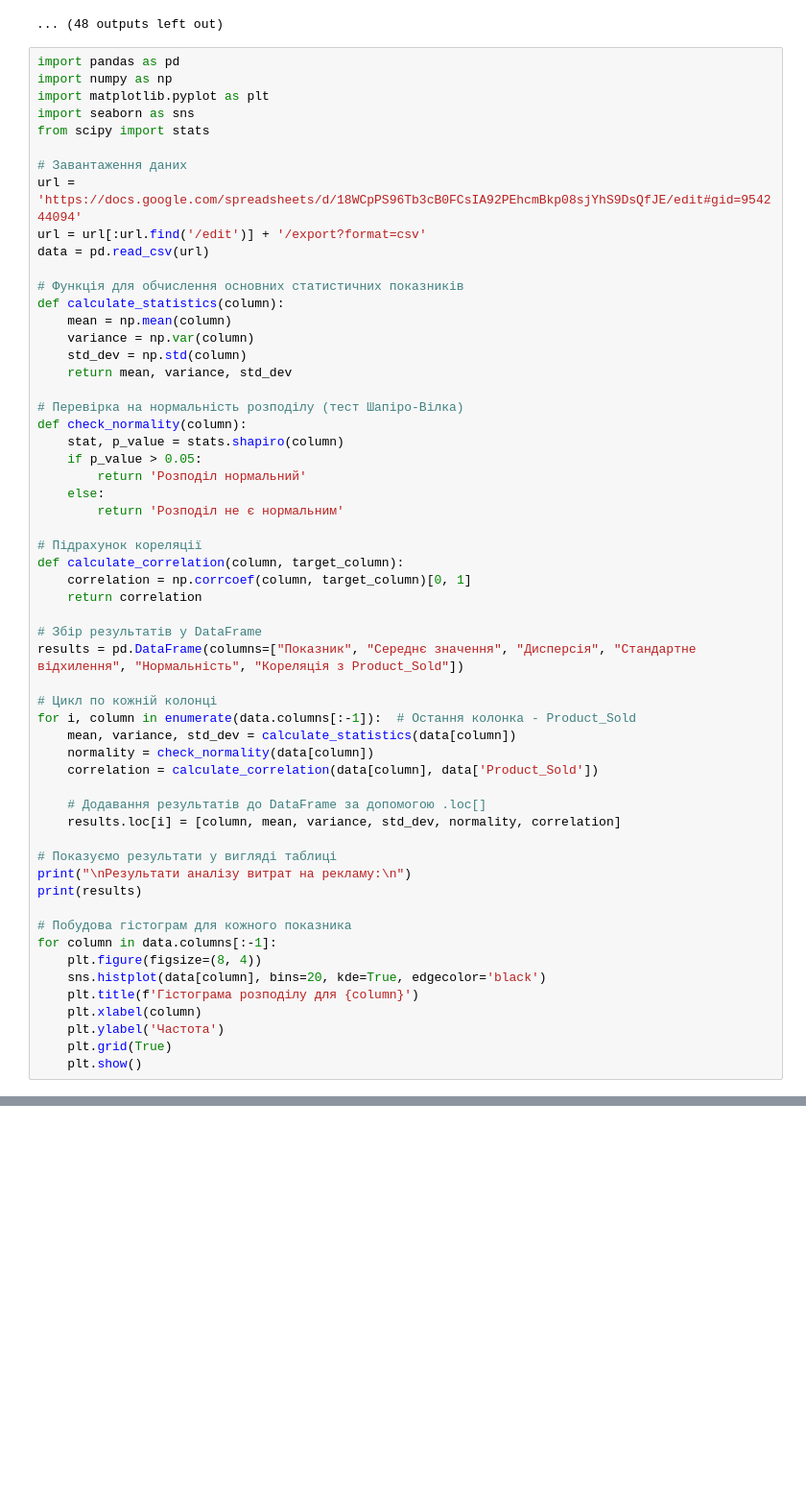
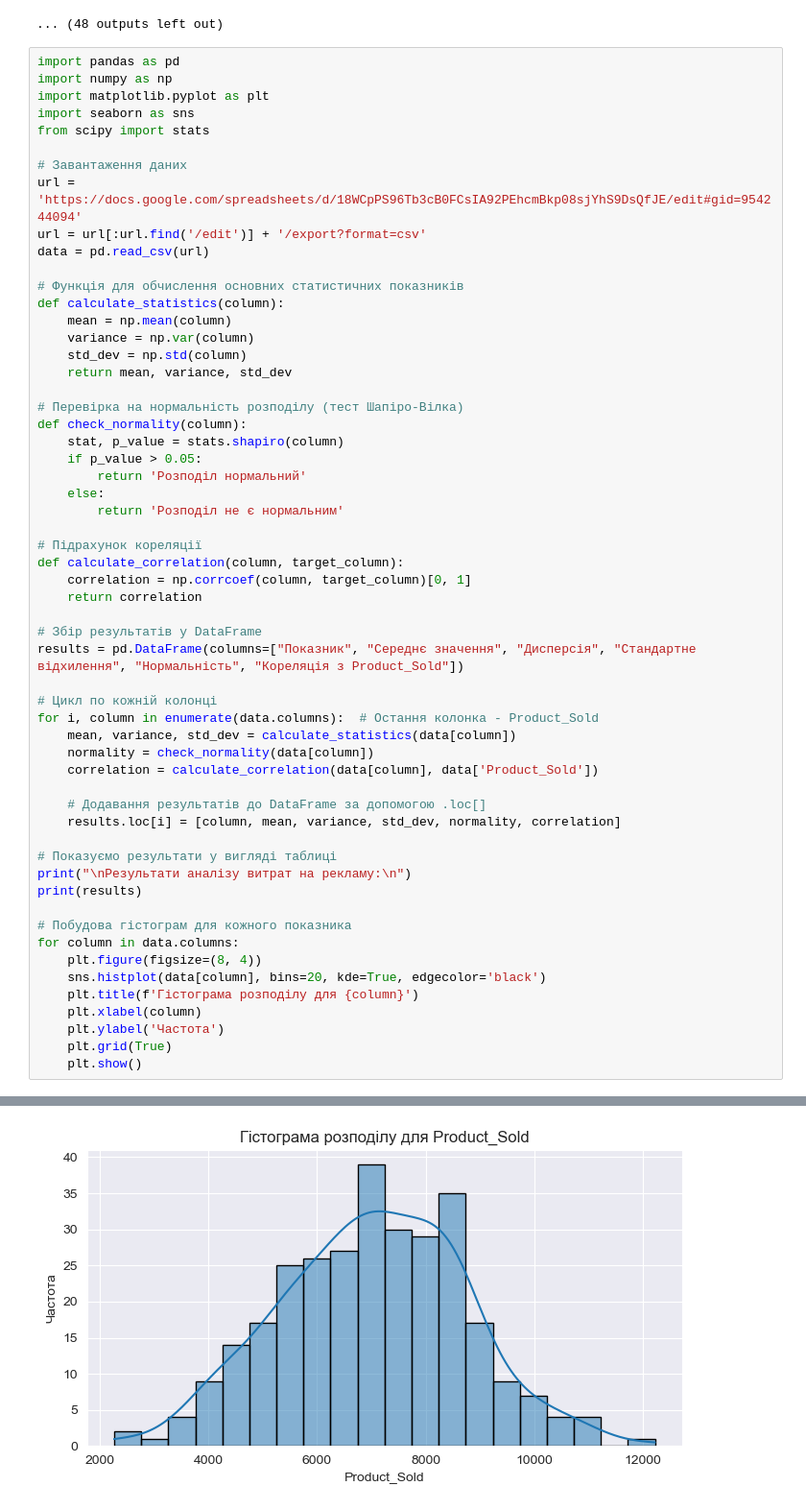
Before and after one commit to vdubyna/go-it-algebra, a Jupyter notebook: ДЗ8_Дубина_Володимир_Анатолійович.ipynb, the cells around one changed output, grey strips where cells are left out. Shown at 96% size. Drawn from its saved outputs; the diff is of its cells as text; blank space fills up the shorter version.

```diff
--- a/ДЗ8_Дубина_Володимир_Анатолійович.ipynb
+++ b/ДЗ8_Дубина_Володимир_Анатолійович.ipynb
@@ -103,7 +103,7 @@ def calculate_correlation(column, target_column):
 results = pd.DataFrame(columns=["Показник", "Середнє значення", "Дисперсія", "Стандартне відхилення", "Нормальність", "Кореляція з Product_Sold"])
 
 # Цикл по кожній колонці
-for i, column in enumerate(data.columns[:-1]):  # Остання колонка - Product_Sold
+for i, column in enumerate(data.columns):  # Остання колонка - Product_Sold
     mean, variance, std_dev = calculate_statistics(data[column])
     normality = check_normality(data[column])
     correlation = calculate_correlation(data[column], data['Product_Sold'])
@@ -116,7 +116,7 @@ print("\nРезультати аналізу витрат на рекламу:\n
 print(results)
 
 # Побудова гістограм для кожного показника
-for column in data.columns[:-1]:
+for column in data.columns:
     plt.figure(figsize=(8, 4))
     sns.histplot(data[column], bins=20, kde=True, edgecolor='black')
     plt.title(f'Гістограма розподілу для {column}')
@@ -145,9 +147,10 @@ for column in data.columns[:-1]:
 [figure]
 [figure]
 [figure]
 [figure]
 [figure]
 [figure]
+[figure, added]
 # %% [markdown]
 На основі наданих результатів ми можемо зробити наступні висновки:
 
```
Also changed, not shown: parts of 1 cell of this notebook.
